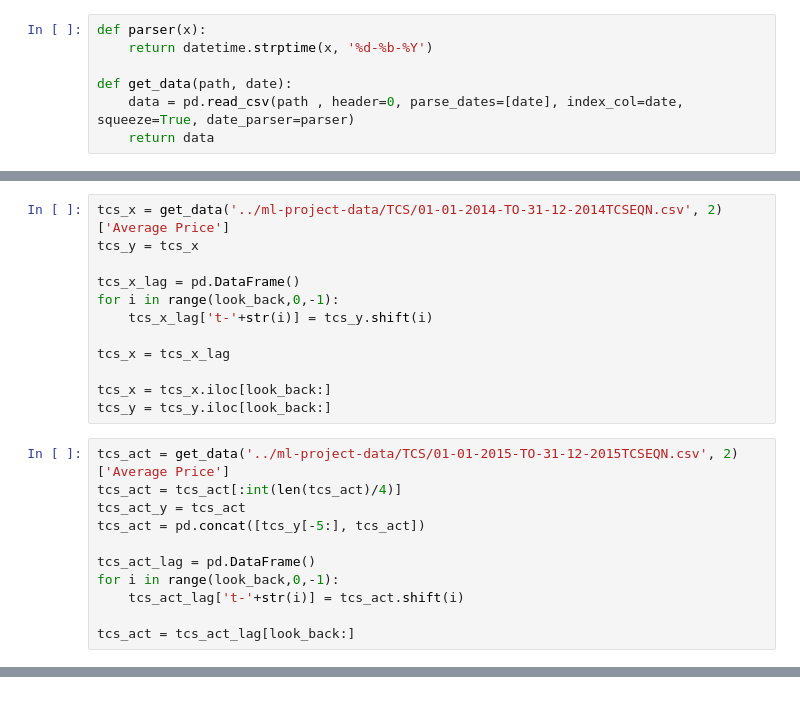
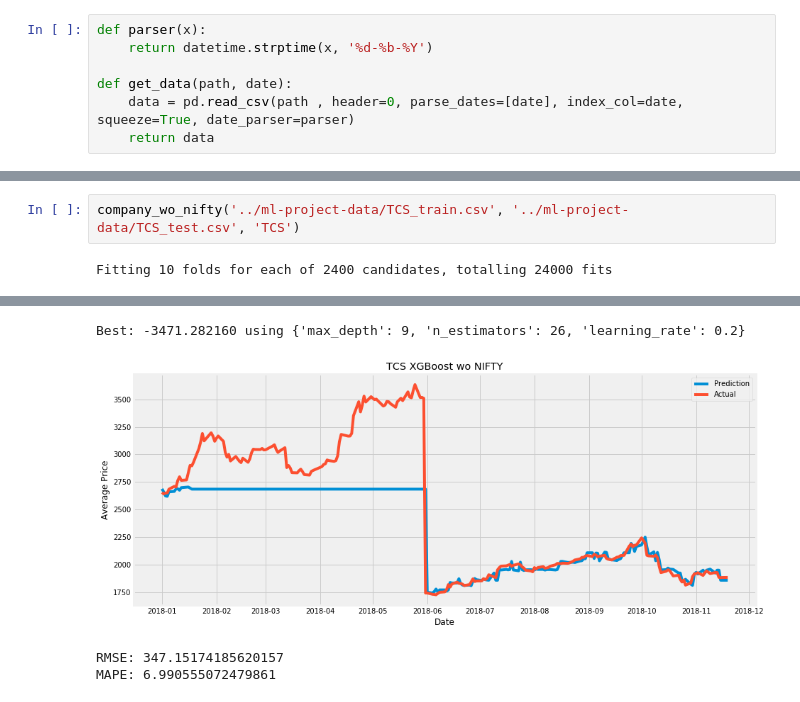
Before and after one commit to ReetBarik/Machine-Learning-Project, a Jupyter notebook: ipython notebooks/multivariate-xgboost.ipynb, the cells around one changed output, grey strips where cells are left out. Cells and saved outputs as stored; diff of their text form.

```diff
--- a/ipython notebooks/multivariate-xgboost.ipynb
+++ b/ipython notebooks/multivariate-xgboost.ipynb
@@ -134,23 +42,0 @@ MAPE: 2.607188270595439
-# %%
-tcs_x = get_data('../ml-project-data/TCS/01-01-2014-TO-31-12-2014TCSEQN.csv', 2)['Average Price']
-tcs_y = tcs_x
-
-tcs_x_lag = pd.DataFrame()
-for i in range(look_back,0,-1):
-    tcs_x_lag['t-'+str(i)] = tcs_y.shift(i)
-
-tcs_x = tcs_x_lag
-
-tcs_x = tcs_x.iloc[look_back:]
-tcs_y = tcs_y.iloc[look_back:]
-# %%
-tcs_act = get_data('../ml-project-data/TCS/01-01-2015-TO-31-12-2015TCSEQN.csv', 2)['Average Price']
-tcs_act = tcs_act[:int(len(tcs_act)/4)]
-tcs_act_y = tcs_act
-tcs_act = pd.concat([tcs_y[-5:], tcs_act])
-
-tcs_act_lag = pd.DataFrame()
-for i in range(look_back,0,-1):
-    tcs_act_lag['t-'+str(i)] = tcs_act.shift(i)
-
-tcs_act = tcs_act_lag[look_back:]
@@ -253,0 +158,4 @@ MAPE: 0.9400049828651625
+# %%
+company_wo_nifty('../ml-project-data/TCS_train.csv', '../ml-project-data/TCS_test.csv', 'TCS')
+# %% [output]
+Fitting 10 folds for each of 2400 candidates, totalling 24000 fits
@@ -253,0 +175,4 @@ MAPE: 0.9400049828651625
+Best: -3471.282160 using {'max_depth': 9, 'n_estimators': 26, 'learning_rate': 0.2}
+[figure, added]
+RMSE: 347.15174185620157
+MAPE: 6.990555072479861
```
Also changed, not shown: parts of 30 cells of this notebook, 2 other files.
